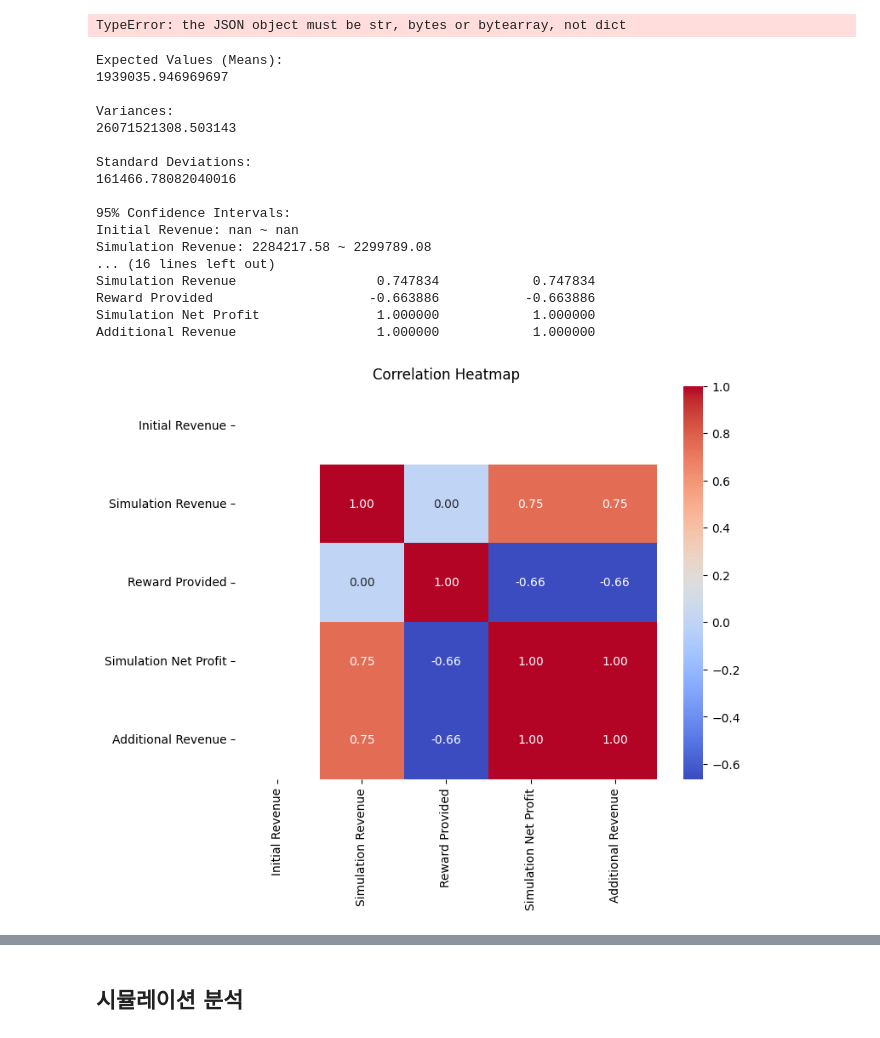
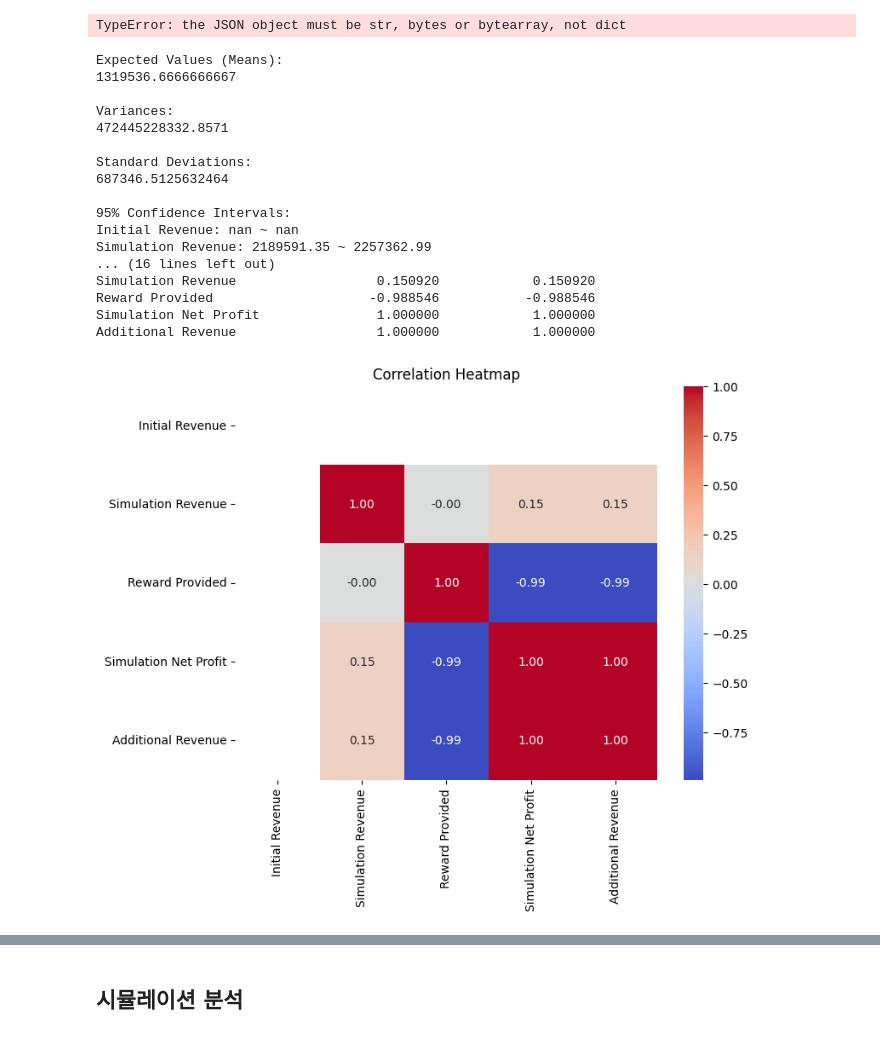
Before and after one commit to dothegee/ecommerce_project, a Jupyter notebook: code/simulation.ipynb, the cells around one changed output, grey strips where cells are left out. Saved outputs shown, nothing was run; the diff lists cells and outputs as text; code cells hidden in the pictures.

```diff
--- a/code/simulation.ipynb
+++ b/code/simulation.ipynb
@@ -483,13 +481,13 @@ import pandas as pd
 from scipy.stats import norm, ttest_ind
 
 # 1. 기댓값 (Expected Value)
-expected_values = simulation_df2['Simulation Net Profit'].mean()
+expected_values = simulation_df1['Simulation Net Profit'].mean()
 print("Expected Values (Means):")
 print(expected_values)
 
 # 2. 분산 및 표준편차
-variances = simulation_df2['Simulation Net Profit'].var()
-std_devs = simulation_df2['Simulation Net Profit'].std()
+variances = simulation_df1['Simulation Net Profit'].var()
+std_devs = simulation_df1['Simulation Net Profit'].std()
 print("\nVariances:")
 print(variances)
 print("\nStandard Deviations:")
@@ -499,8 +497,8 @@ print(std_devs)
 confidence = 0.95
 confidence_intervals = {}
 for col in ['Initial Revenue', 'Simulation Revenue', 'Reward Provided', 'Simulation Net Profit', 'Additional Revenue']:
-    mean = simulation_df2[col].mean()
-    std_error = simulation_df2[col].std() / np.sqrt(len(simulation_df2))  # 표준 오차
+    mean = simulation_df1[col].mean()
+    std_error = simulation_df1[col].std() / np.sqrt(len(simulation_df1))  # 표준 오차
     ci_lower, ci_upper = norm.interval(confidence, loc=mean, scale=std_error)
     confidence_intervals[col] = (ci_lower, ci_upper)
 print("\n95% Confidence Intervals:")
@@ -508,42 +506,42 @@ for col, ci in confidence_intervals.items():
     print(f"{col}: {ci[0]:.2f} ~ {ci[1]:.2f}")
 
 # 4. t-test (정책 효과 비교)
 # 가정: Simulation Revenue와 Initial Revenue의 차이가 유의미한지 검정
-t_stat, p_value = ttest_ind(simulation_df2['Simulation Revenue'], simulation_df2['Initial Revenue'], equal_var=False)
+t_stat, p_value = ttest_ind(simulation_df1['Simulation Revenue'], simulation_df1['Initial Revenue'], equal_var=False)
 print(f"\nT-Test between Simulation Revenue and Initial Revenue: t-stat={t_stat:.2f}, p-value={p_value:.4f}")
 
 # 5. 상관관계 분석
-correlation_matrix = simulation_df2[['Initial Revenue', 'Simulation Revenue', 'Reward Provided', 'Simulation Net Profit', 'Additional Revenue']].corr()
+correlation_matrix = simulation_df1[['Initial Revenue', 'Simulation Revenue', 'Reward Provided', 'Simulation Net Profit', 'Additional Revenue']].corr()
 print("\nCorrelation Matrix:")
 print(correlation_matrix)
 
 # 시각화 (상관 분석 히트맵)
 import seaborn as sns
 import matplotlib.pyplot as plt
 
 plt.figure(figsize=(8, 6))
 sns.heatmap(correlation_matrix, annot=True, cmap="coolwarm", fmt=".2f")
 plt.title("Correlation Heatmap")
 plt.show()
 # %% [output]
 Expected Values (Means):
-1939035.946969697
+1319536.6666666667
 
 Variances:
-26071521308.503143
+472445228332.8571
 
 Standard Deviations:
-161466.78082040016
+687346.5125632464
 
 95% Confidence Intervals:
 Initial Revenue: nan ~ nan
-Simulation Revenue: 2284217.58 ~ 2299789.08
+Simulation Revenue: 2189591.35 ~ 2257362.99
 ... (16 lines left out)
-Simulation Revenue                  0.747834            0.747834
-Reward Provided                    -0.663886           -0.663886
+Simulation Revenue                  0.150920            0.150920
+Reward Provided                    -0.988546           -0.988546
 Simulation Net Profit               1.000000            1.000000
 Additional Revenue                  1.000000            1.000000
-[figure, old version]
+[figure, new version]
 # %%
 import matplotlib.pyplot as plt
 import seaborn as sns
```
Also changed, not shown: parts of 5 cells of this notebook.
